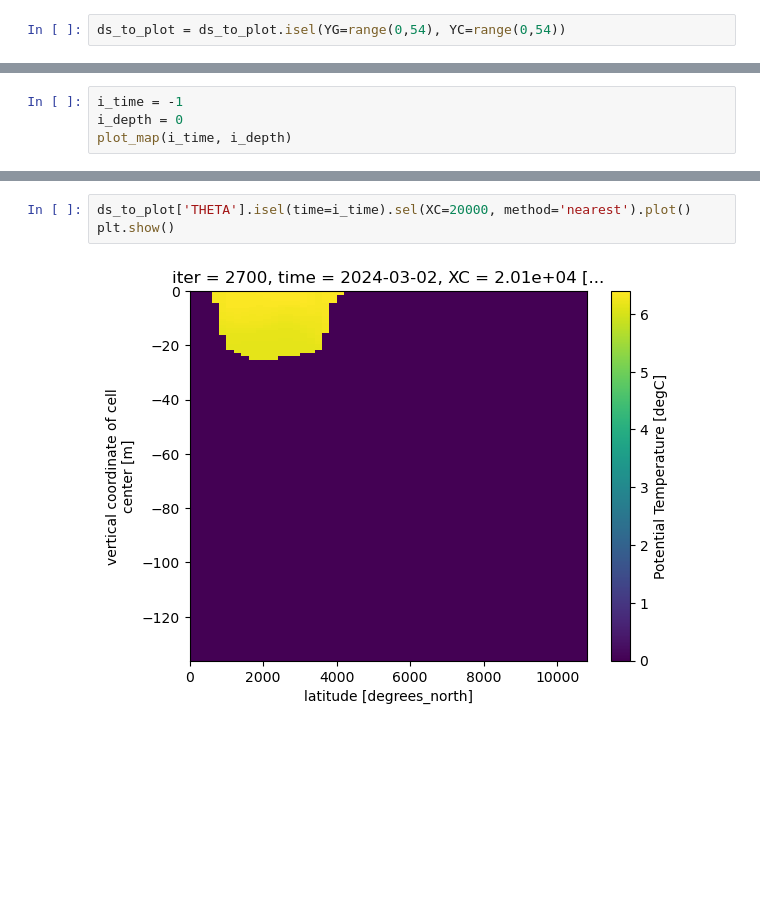
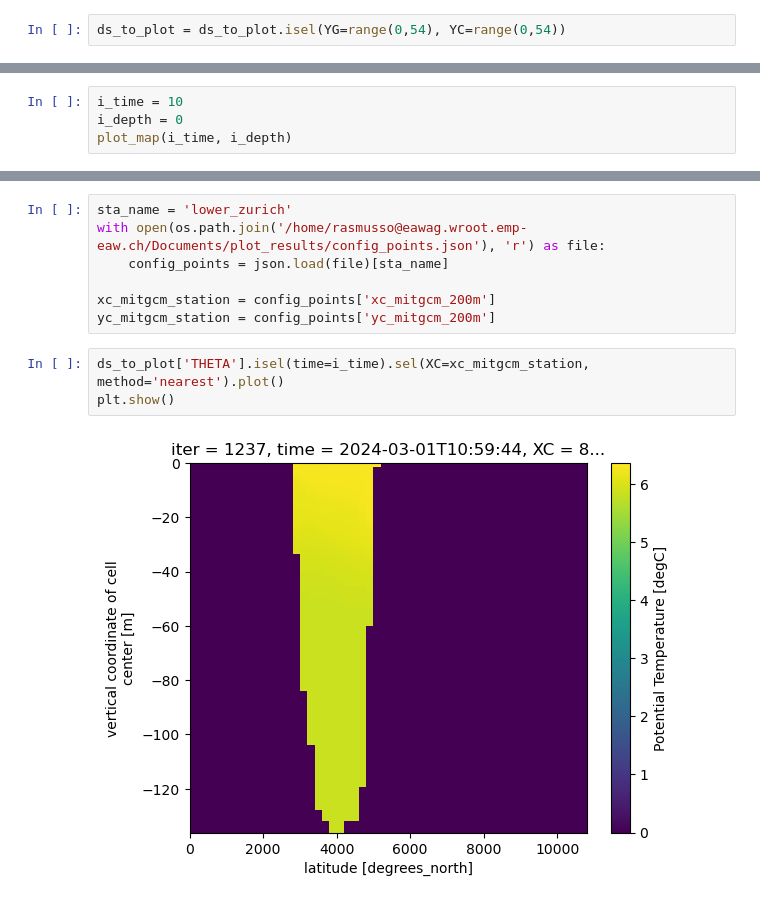
Before and after one commit to leroquan/plot_results, a Jupyter notebook: mitgcm/results_analysis/display_binary_results.ipynb, the cells around one changed output, grey strips where cells are left out. Saved outputs shown, nothing was run; the diff lists cells and outputs as text; blank space fills up the shorter version.

```diff
--- a/mitgcm/results_analysis/display_binary_results.ipynb
+++ b/mitgcm/results_analysis/display_binary_results.ipynb
@@ -87,7 +88,7 @@ def plot_map(i_time: int, i_depth: int):
 
     return plt.gcf()
 # %%
-i_time = -1
+i_time = 10
 i_depth = 0
 plot_map(i_time, i_depth)
 # %% [output]
@@ -95,5 +96,12 @@ plot_map(i_time, i_depth)
+# %%
+sta_name = 'lower_zurich'
+with open(os.path.join('/home/rasmusso@eawag.wroot.emp-eaw.ch/Documents/plot_results/config_points.json'), 'r') as file:
+    config_points = json.load(file)[sta_name]
+
+xc_mitgcm_station = config_points['xc_mitgcm_200m']
+yc_mitgcm_station = config_points['yc_mitgcm_200m']
 # %%
-ds_to_plot['THETA'].isel(time=i_time).sel(XC=20000, method='nearest').plot()
+ds_to_plot['THETA'].isel(time=i_time).sel(XC=xc_mitgcm_station, method='nearest').plot()
 plt.show()
 # %% [output]
-[figure, old version]
+[figure, new version]
```
Also changed, not shown: parts of 4 cells of this notebook, 5 other files.
